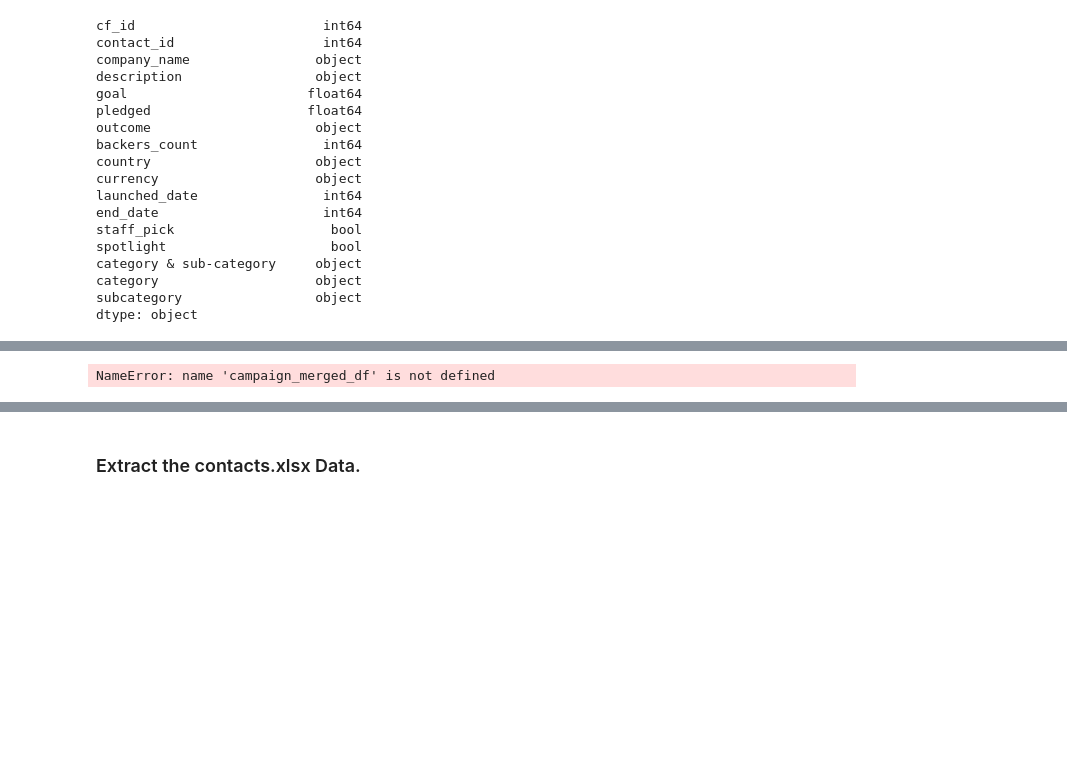
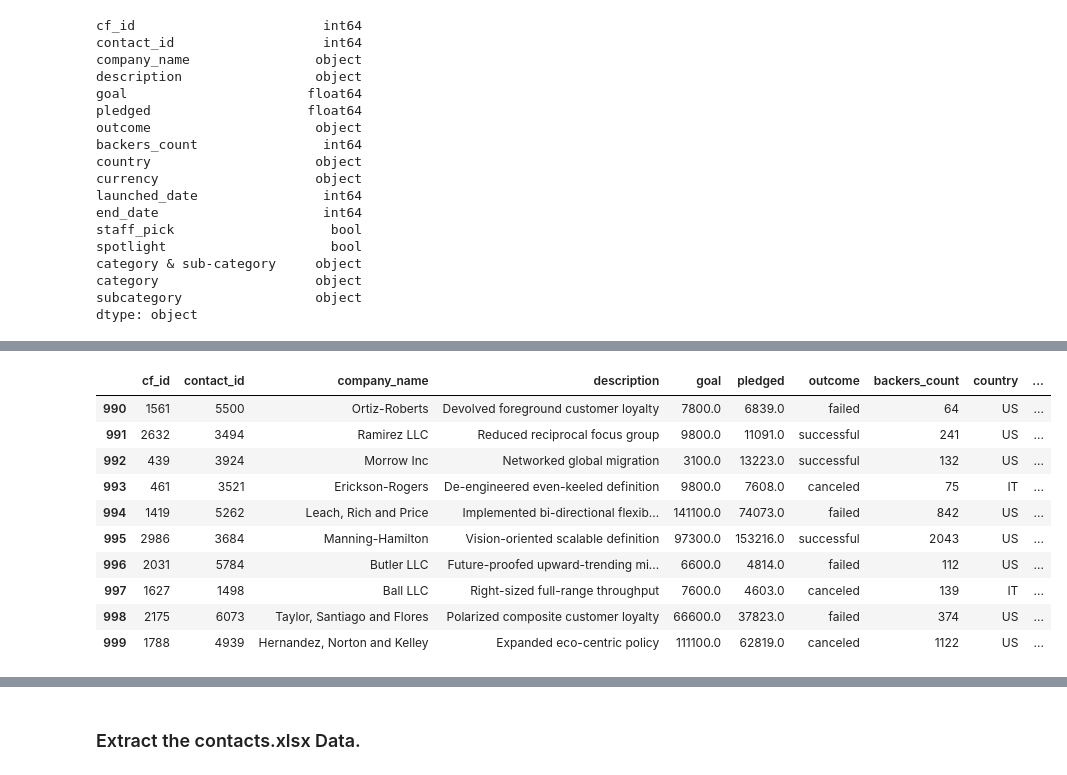
Before and after one commit to DanMarquezCan/Project-2-Crowdfunding-ETL, a Jupyter notebook: ETL_Mini_Project_Starter_Code.ipynb, the cells around one changed output, grey strips where cells are left out. Saved outputs shown, nothing was run; the diff lists cells and outputs as text; code cells hidden in the pictures; blank space fills up the shorter version.

```diff
--- a/ETL_Mini_Project_Starter_Code.ipynb
+++ b/ETL_Mini_Project_Starter_Code.ipynb
@@ -238,8 +256,18 @@ from datetime import datetime as dt
 # %%
 # Merge the campaign_df with the category_df on the "category" column and
 # the subcategory_df on the "subcategory" column.
-
-
+category_merged_df=pd.merge(campaign_df,category_df, how='left', on='category')
+campaign_merged_df=pd.merge(category_merged_df,subcategory_df, how='left', on='subcategory')
 campaign_merged_df.tail(10)
 # %% [output]
-NameError: name 'campaign_merged_df' is not defined
+|  | cf_id | contact_id | company_name | description | goal | pledged | outcome | backers_count | country | ... |
+| 990 | 1561 | 5500 | Ortiz-Roberts | Devolved foreground customer loyalty | 7800.0 | 6839.0 | failed | 64 | US | ... |
+| 991 | 2632 | 3494 | Ramirez LLC | Reduced reciprocal focus group | 9800.0 | 11091.0 | successful | 241 | US | ... |
+| 992 | 439 | 3924 | Morrow Inc | Networked global migration | 3100.0 | 13223.0 | successful | 132 | US | ... |
+| 993 | 461 | 3521 | Erickson-Rogers | De-engineered even-keeled definition | 9800.0 | 7608.0 | canceled | 75 | IT | ... |
+| 994 | 1419 | 5262 | Leach, Rich and Price | Implemented bi-directional flexib... | 141100.0 | 74073.0 | failed | 842 | US | ... |
+| 995 | 2986 | 3684 | Manning-Hamilton | Vision-oriented scalable definition | 97300.0 | 153216.0 | successful | 2043 | US | ... |
+| 996 | 2031 | 5784 | Butler LLC | Future-proofed upward-trending mi... | 6600.0 | 4814.0 | failed | 112 | US | ... |
+| 997 | 1627 | 1498 | Ball LLC | Right-sized full-range throughput | 7600.0 | 4603.0 | canceled | 139 | IT | ... |
+| 998 | 2175 | 6073 | Taylor, Santiago and Flores | Polarized composite customer loyalty | 66600.0 | 37823.0 | failed | 374 | US | ... |
+| 999 | 1788 | 4939 | Hernandez, Norton and Kelley | Expanded eco-centric policy | 111100.0 | 62819.0 | canceled | 1122 | US | ... |
```
Also changed, not shown: parts of 7 cells of this notebook, 3 other files.
